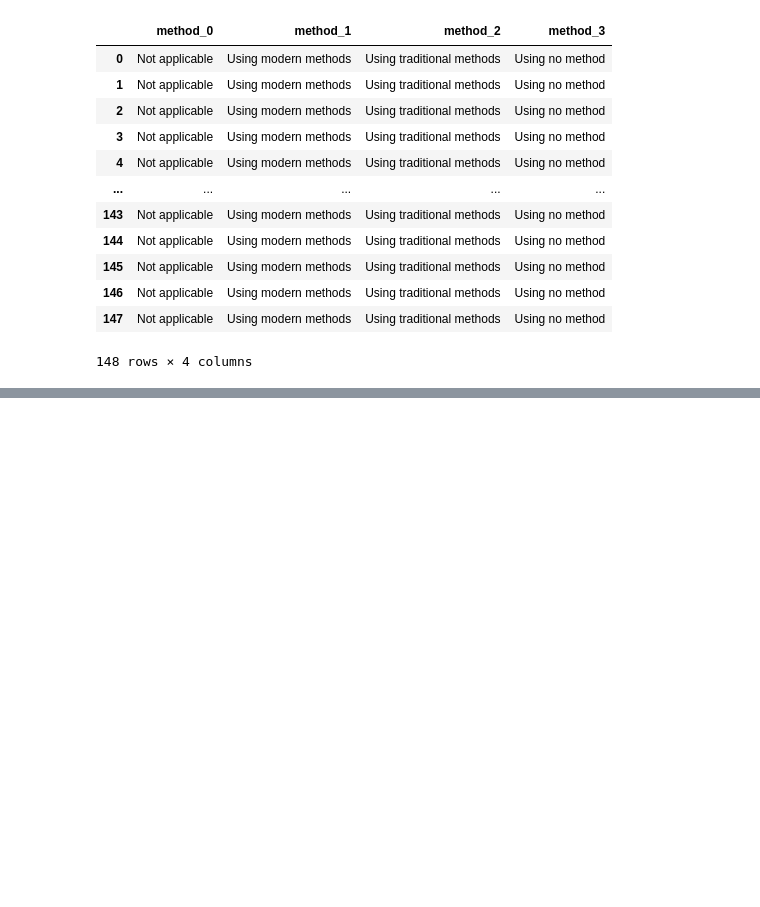
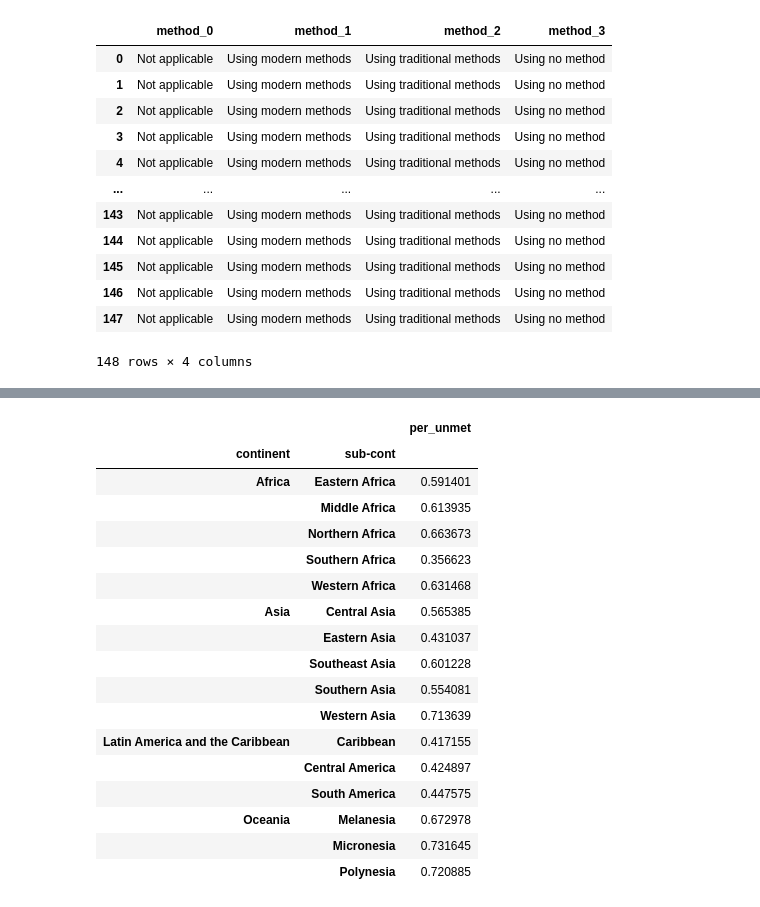
Before and after one commit to Ashley1014/info3300_project1, a Jupyter notebook: convertcsvtojson.ipynb, the cells around one changed output, grey strips where cells are left out. Cells and saved outputs as stored; diff of their text form; code cells hidden in the pictures; blank space fills up the shorter version.

```diff
--- a/convertcsvtojson.ipynb
+++ b/convertcsvtojson.ipynb
@@ -152,0 +165,23 @@ UFuncTypeError: ufunc 'multiply' did not contain a loop with signature matching
+# %%
+groupbycont = df_.groupby(['continent','sub-cont'])['per_unmet'].mean()
+# %%
+groupbycont.to_frame()
+# %% [output]
+|  |  | per_unmet |
+| continent | sub-cont |  |
+| Africa | Eastern Africa | 0.591401 |
+|  | Middle Africa | 0.613935 |
+|  | Northern Africa | 0.663673 |
+|  | Southern Africa | 0.356623 |
+|  | Western Africa | 0.631468 |
+| Asia | Central Asia | 0.565385 |
+|  | Eastern Asia | 0.431037 |
+|  | Southeast Asia | 0.601228 |
+|  | Southern Asia | 0.554081 |
+|  | Western Asia | 0.713639 |
+| Latin America and the Caribbean | Caribbean | 0.417155 |
+|  | Central America | 0.424897 |
+|  | South America | 0.447575 |
+| Oceania | Melanesia | 0.672978 |
+|  | Micronesia | 0.731645 |
+|  | Polynesia | 0.720885 |
```
Also changed, not shown: parts of 9 cells of this notebook, 2 other files.
